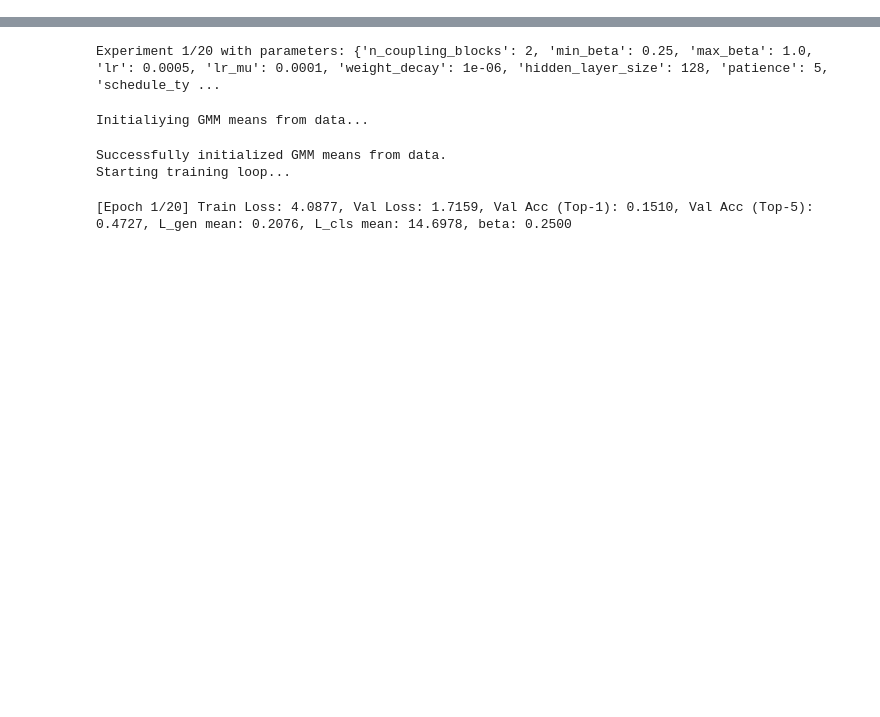
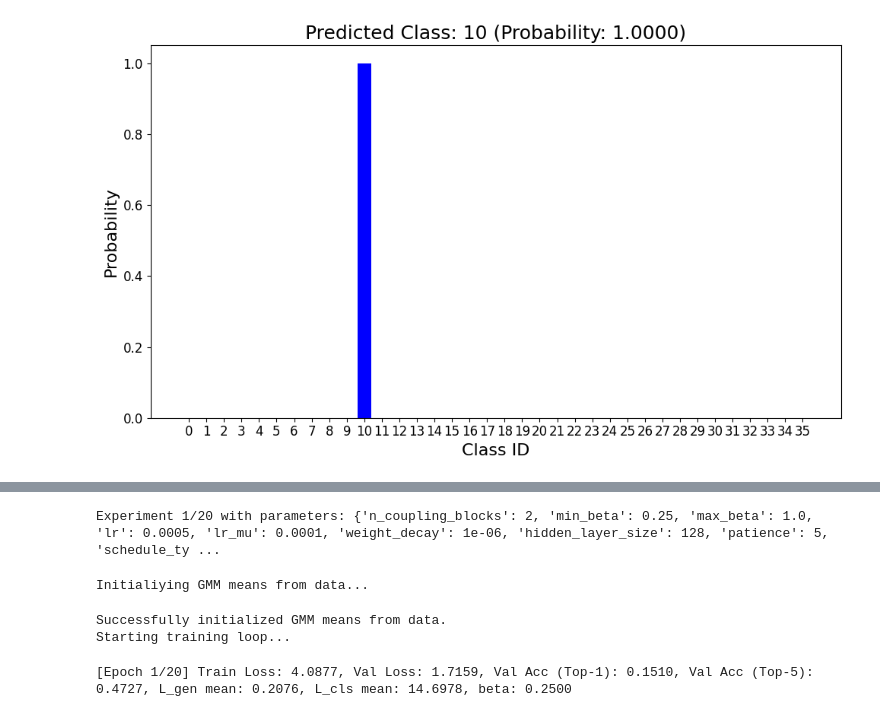
Before and after one commit to lklostermair/tum-adlr-wise24-17, a Jupyter notebook: affine_on_real_img_gmm.ipynb, the cells around one changed output, grey strips where cells are left out. Drawn from its saved outputs; the diff is of its cells as text; code cells hidden in the pictures; blank space fills up the shorter version.

```diff
--- a/affine_on_real_img_gmm.ipynb
+++ b/affine_on_real_img_gmm.ipynb
@@ -308,0 +898,45 @@ def train_inn_gmm(
+# %%
+import torch
+import numpy as np
+import matplotlib.pyplot as plt
+
+# Assume x_sample is a single sample tensor of shape (1, 1002)
+# For example, you could load it from your dataset:
+# x_sample, _ = TactileMaterialDataset('data/raw/tactmat.h5')[0]
+# x_sample = x_sample.unsqueeze(0).to(device)
+# Alternatively, here we use a dummy sample:
+x_sample = torch.randn(1, 1002).to(device)
+
+# Set the models to evaluation mode
+inn.eval()
+gmm.eval()
+
+with torch.no_grad():
+    # Pass the sample through the INN to obtain latent representation and log-det
+    z, log_detJ = inn(x_sample)
+
+    # Compute the distance between z and each class center (mu) in the GMM
+    # Note: cluster_distances must be defined in your code (see your previous implementation)
+    dist = cluster_distances(z, gmm.mu)  # Shape: (1, 36)
+
+    # Convert distances to log-probabilities (negative half distance)
+    y_ = -0.5 * dist  # Shape: (1, 36)
+
+    # Apply softmax to obtain probability distribution over the 36 classes
+    probs = torch.softmax(y_, dim=1).squeeze(0).cpu().numpy()  # Shape: (36,)
+
+# Identify the predicted class and its probability
+predicted_class = np.argmax(probs)
+predicted_prob = probs[predicted_class]
+
+# Plot the probability distribution
+plt.figure(figsize=(10, 6))
+plt.bar(np.arange(36), probs, color='blue')
+plt.xlabel('Class ID')
+plt.ylabel('Probability')
+plt.title(f'Predicted Class: {predicted_class} (Probability: {predicted_prob:.4f})')
+plt.xticks(np.arange(36))
+plt.tight_layout()
+plt.show()
+# %% [output]
+[figure, added]
```
Also changed, not shown: parts of 12 cells of this notebook, 4 other files.
